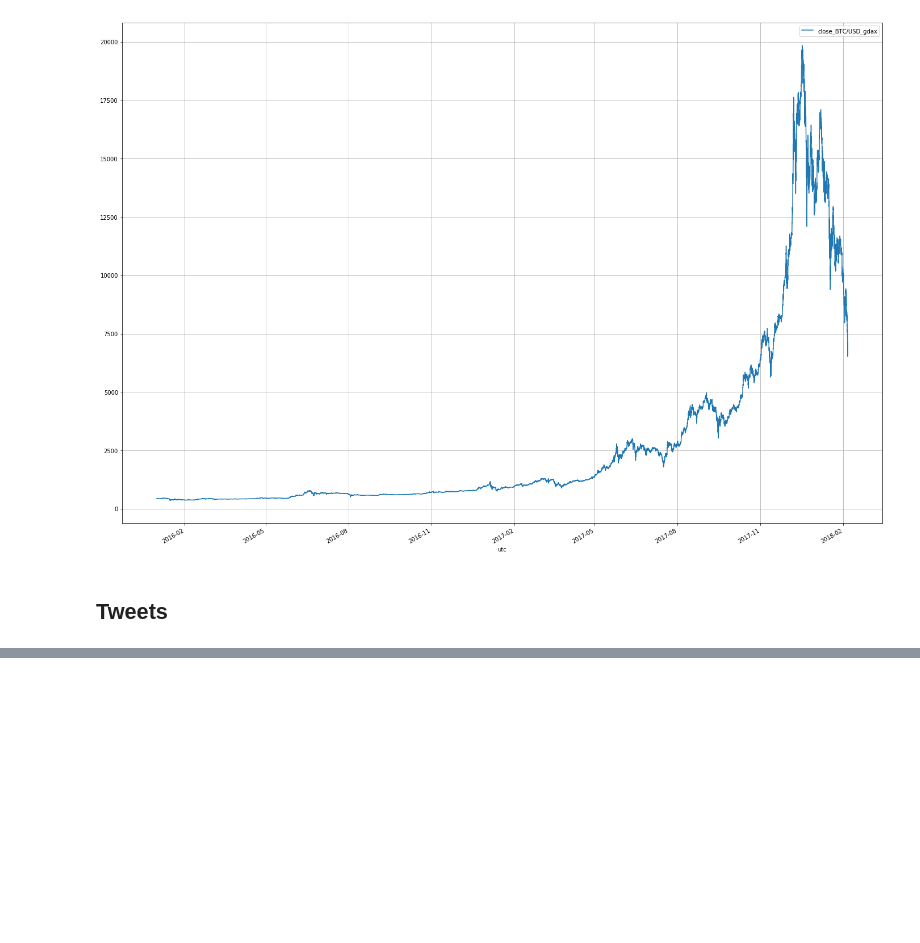
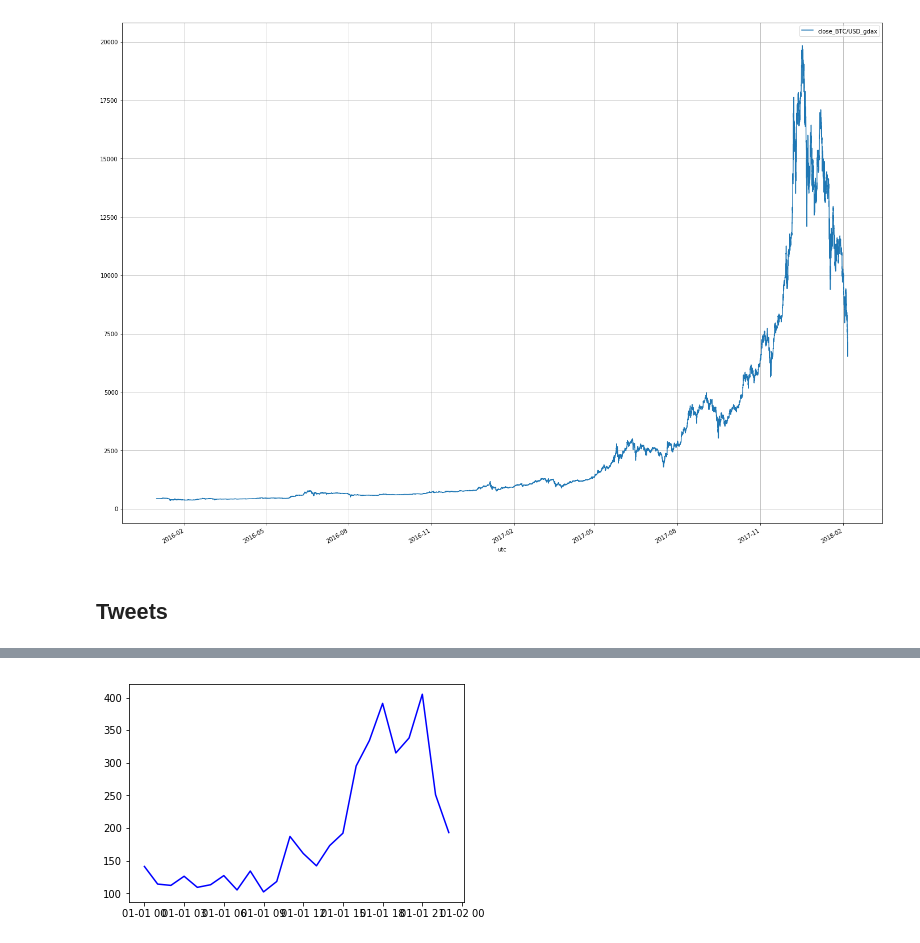
Before and after one commit to bfortuner/punisher, a Jupyter notebook: twitter.ipynb, the cells around one changed output, grey strips where cells are left out. Cells and saved outputs as stored; diff of their text form; code cells hidden in the pictures; blank space fills up the shorter version.

```diff
--- a/twitter.ipynb
+++ b/twitter.ipynb
@@ -70,0 +190,5 @@ tweets = twitter_client.fetch_tweets(
+# %%
+plt.plot(df['utc'], df['tweets'], color='b')
+plt.show()
+# %% [output]
+[figure, added]
```
Also changed, not shown: parts of 20 cells of this notebook, 2 other files.
